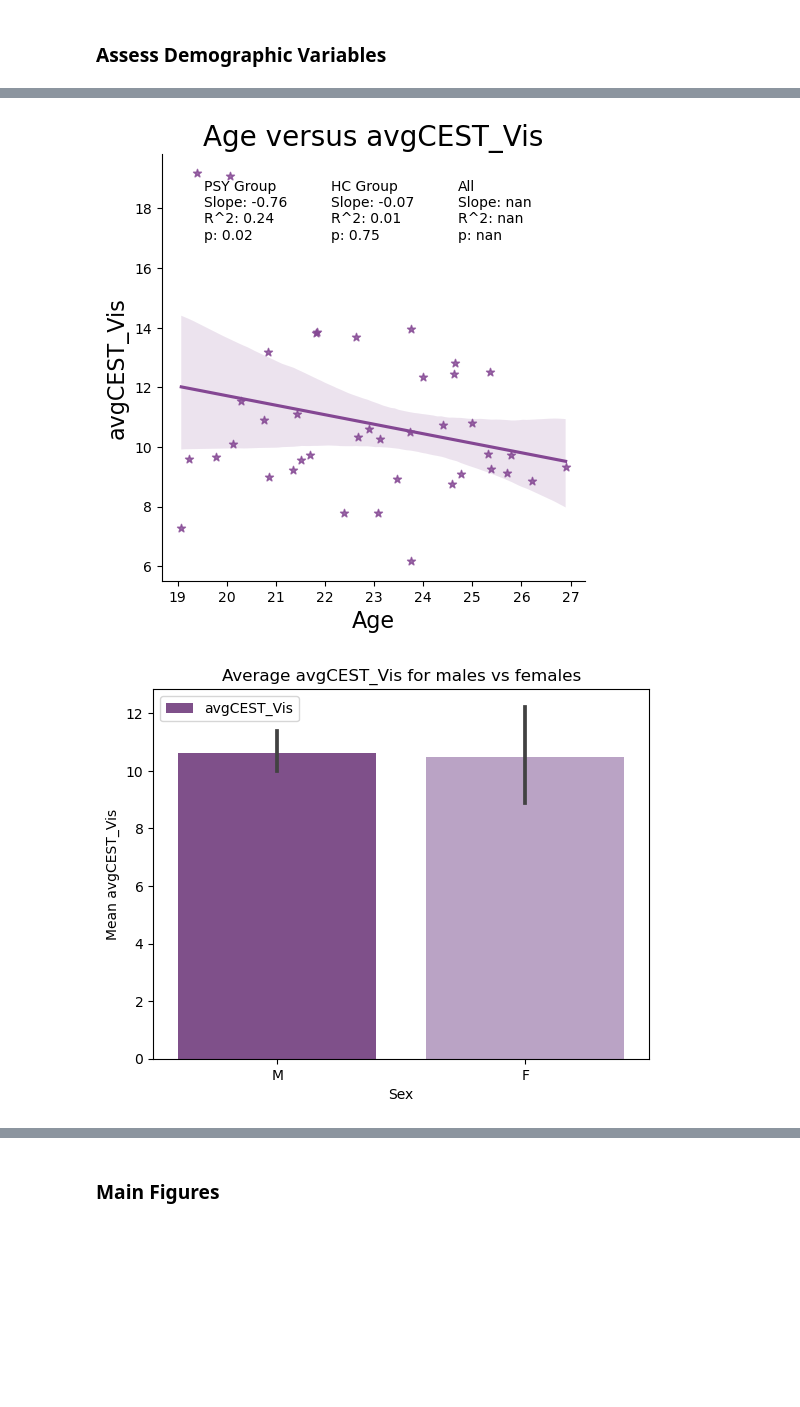
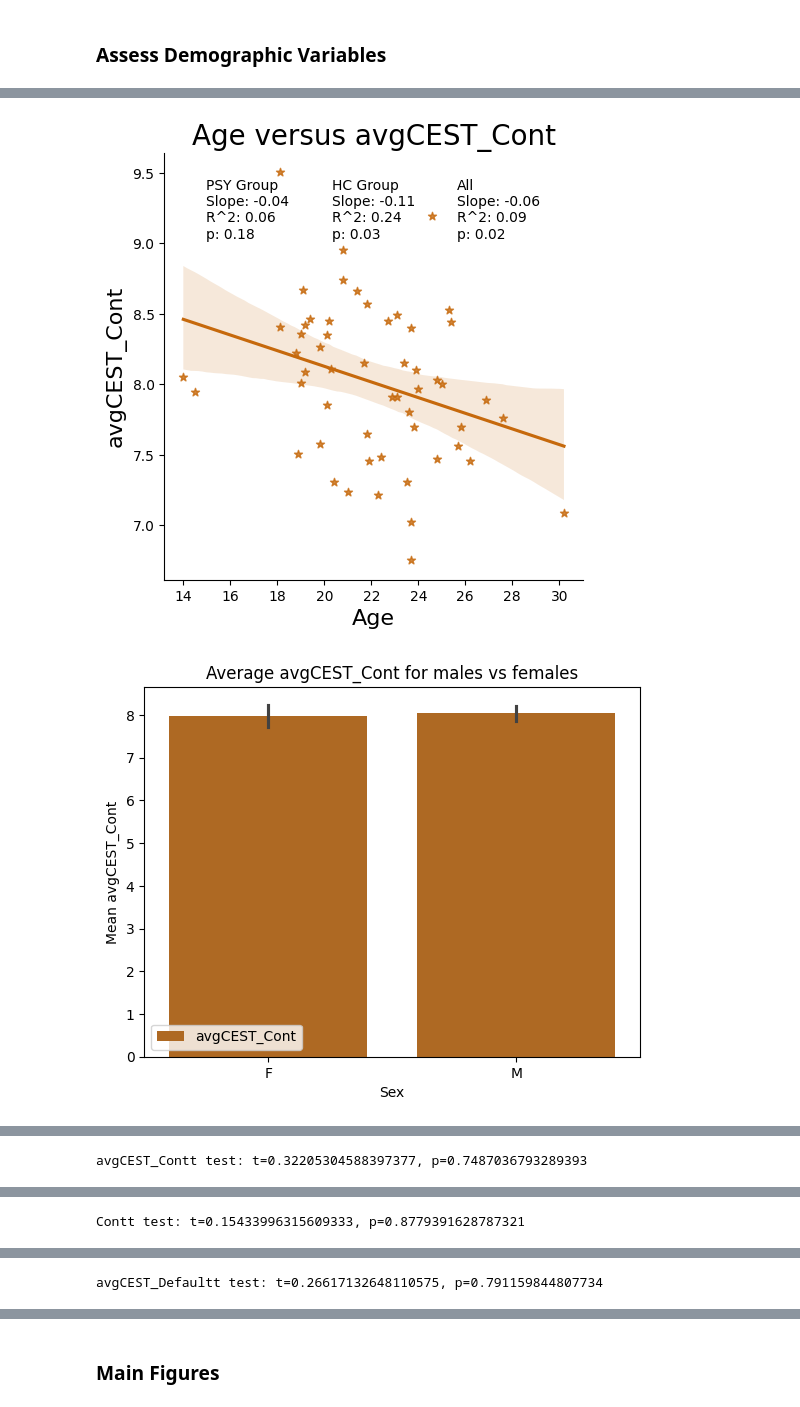
Before and after one commit to pecsok/glucest-rsfmri, a Jupyter notebook: motor_glu_pipeline/motor_figures.ipynb, the cells around one changed output, grey strips where cells are left out. Drawn from its saved outputs; the diff is of its cells as text; code cells hidden in the pictures; blank space fills up the shorter version.

```diff
--- a/motor_glu_pipeline/motor_figures.ipynb
+++ b/motor_glu_pipeline/motor_figures.ipynb
@@ -24,7 +24,7 @@ grp_df = pd.read_csv('grp_df_3T.csv')
 diag_df = pd.read_csv('diag_df_3T.csv')
 
 # Choose what to analyse
-networks = ["SomMot", "Vis"]
+networks = ["Cont", "Default", "DorsAttn", "Vis", "SalVentAttn", "SomMot", "Limbic"]
 #network = "SomMot"
 CESTnetworks = ["avgCEST_SomMot", "ctCEST_SomMot", "avgCEST_Vis", "ctCEST_Vis"]
 CNB_scores = ["tap_tot","volt_cr", "volt_rtcr"]
@@ -109,4 +104,9 @@ Name: count, dtype: int64
 # %%
+# Exclude missing values
+grp_df = grp_df.dropna(subset=['age'])
+grp_df = grp_df[grp_df['age'] != 'Unknown']
+grp_df['age'] = pd.to_numeric(grp_df['age'], errors='coerce')
+
 # Age
 age_mean_sd_all = grp_df['age'].mean(), grp_df['age'].std(), grp_df['age'].mode(), grp_df['age'].median()
 age_grps = grp_df.groupby("hstatus").agg(
@@ -214,14 +214,14 @@ colors = pd.DataFrame({'Network': ["Cont", "Default", "DorsAttn", "Vis", "SalVen
 
 for network in networks:
     # Quality control figures
-    network="Vis"
-    cestcol = "avgCEST_Vis"
+    #network="Vis"
+    cestcol = "avgCEST_" + network
     metrics = [cestcol, network]
 
     for metric in metrics:
         graph_df = grp_df
         graph_df = graph_df.dropna(subset=[network, cestcol, 'hstatus'])
-        print(graph_df)
+        #print(graph_df)
         # Create a linear regression model for fcon
         color = colors.loc[colors['Network'] == network, 'Color'].values[0]
         sns.set_palette(color)
@@ -271,2 +254,2 @@ for network in networks:
-[figure, old version]
+[figure, new version]
-[figure, old version]
+[figure, new version]
@@ -289,0 +256 @@ avgCEST_Vist test: t=0.16742345552322835, p=0.8675647730463143
+avgCEST_Contt test: t=0.32205304588397377, p=0.7487036793289393
@@ -308,0 +259 @@ Vist test: t=0.38548335318624016, p=0.7011576391527251
+Contt test: t=0.15433996315609333, p=0.8779391628787321
@@ -327,0 +262 @@ avgCEST_Vist test: t=0.16742345552322835, p=0.8675647730463143
+avgCEST_Defaultt test: t=0.26617132648110575, p=0.791159844807734
```
Also changed, not shown: parts of 14 cells of this notebook, 26 other files.
